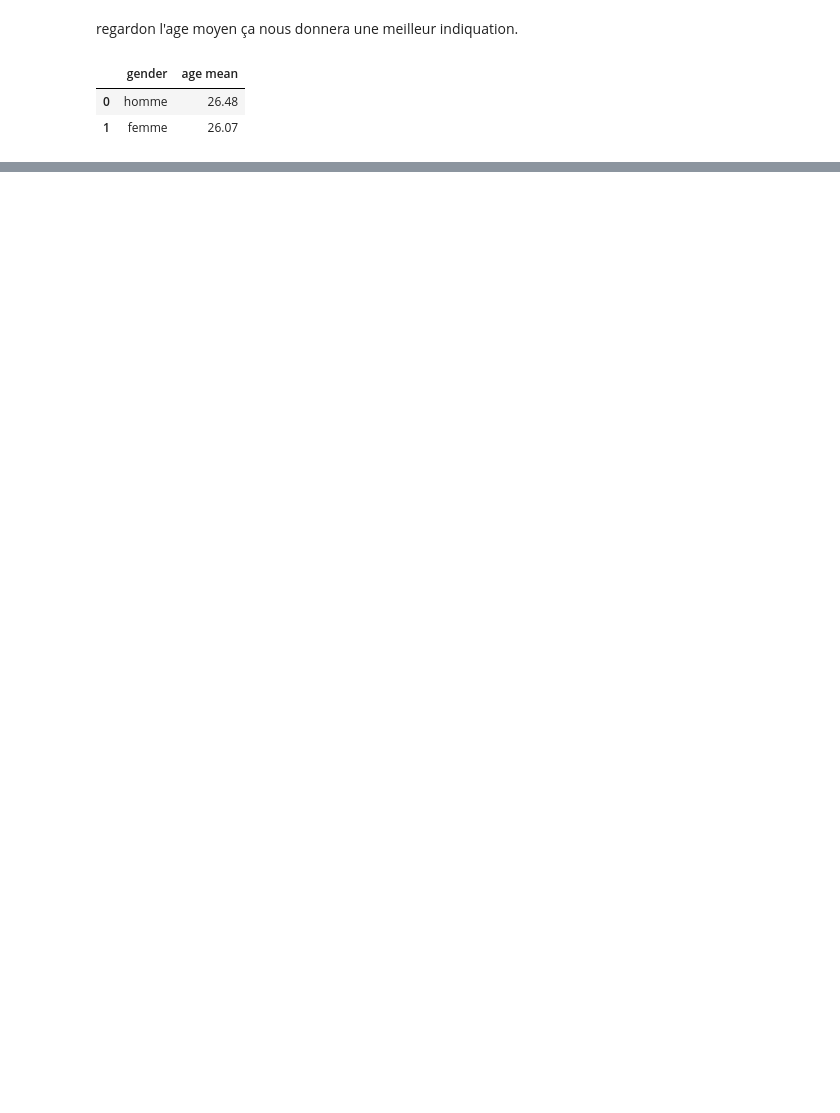
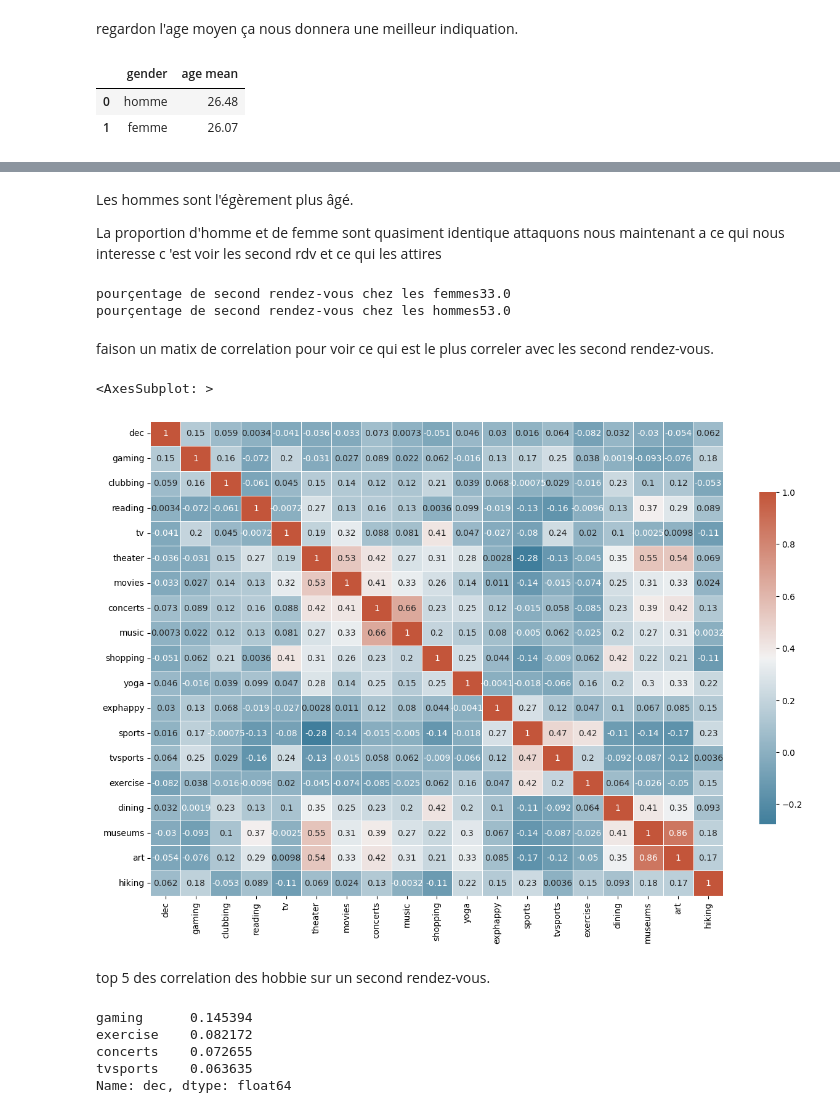
Before and after one commit to philippeJeremy/Bloc-2-Analyse-exploratoire-descriptive-et-inferentielle-de-donnees, a Jupyter notebook: speed_dating.ipynb, the cells around one changed output, grey strips where cells are left out. Saved outputs shown, nothing was run; the diff lists cells and outputs as text; code cells hidden in the pictures; blank space fills up the shorter version.

```diff
--- a/speed_dating.ipynb
+++ b/speed_dating.ipynb
@@ -47,7 +48,7 @@ df.drop_duplicates(subset = ["iid"], inplace=True)
 Maintenant nous allons faire le tri parmis c'est 195 columns, il y en a surment qui ne sont pas pértinente pour faire les analyses que nous avons besoin.
 # %%
 df = df[["iid", "gender", "pid", "match", "int_corr", "samerace", "age_o", "dec_o", "from", "date", "goal", "age", "go_out", "field", "career", "race", "career_c", "sports", "tvsports", "exercise", "dining", "museums", "art", "hiking",\
-                "gaming", "clubbing", "reading", "tv", "theater", "movies", "concerts", "music", "shopping", "yoga", "exphappy", "attr1_1", "sinc1_1", "intel1_1", "fun1_1", "amb1_1", "shar1_1", "attr2_1", "date_3" ]]
+                "gaming", "clubbing", "reading", "tv", "theater", "movies", "concerts", "music", "shopping", "yoga", "exphappy", "attr1_1", "sinc1_1", "intel1_1", "fun1_1", "amb1_1", "shar1_1", "date_3", "dec", "attr", "sinc", "intel", "fun", "amb", "shar"]]
 # %%
 df
 # %% [output]
@@ -159,0 +173,4 @@ Les hommes sont l'égèrement plus âgé.
+# %% [markdown]
+Les hommes sont l'égèrement plus âgé.
+
+La proportion d'homme et de femme sont quasiment identique attaquons nous maintenant a ce qui nous interesse c 'est voir les second rdv et ce qui les attires
@@ -159,0 +180,30 @@ Les hommes sont l'égèrement plus âgé.
+# %%
+print(f"pourçentage de second rendez-vous chez les femmes{df_second_rdv_femme[1]*100}")
+print(f"pourçentage de second rendez-vous chez les hommes{df_second_rdv_homme[1]*100}")
+# %% [output]
+pourçentage de second rendez-vous chez les femmes33.0
+pourçentage de second rendez-vous chez les hommes53.0
+# %% [markdown]
+faison un matix de correlation pour voir ce qui est le plus correler avec les second rendez-vous.
+# %%
+corr_hobbie = df[["dec", "gaming", "clubbing", "reading", "tv", "theater", "movies", "concerts", "music", "shopping", "yoga", "exphappy","sports", "tvsports", "exercise", "dining", "museums", "art", "hiking"]].corr()
+corr_carac = df[["dec", "attr", "sinc", "intel", "fun", "amb", "shar"]].corr()
+corr_attrb = df[["dec", "attr1_1", "sinc1_1", "intel1_1", "fun1_1", "amb1_1", "shar1_1",]].corr()
+# %%
+f, ax = plt.subplots(figsize=(15, 10))
+mask = np.triu(np.ones_like(corr_hobbie, dtype=bool))
+cmap = sns.diverging_palette(230, 20, as_cmap=True)
+sns.heatmap(corr_hobbie, annot=True, cmap=cmap, cbar_kws={"shrink": .7}, linewidths=.5)
+# %% [output]
+<AxesSubplot: >
+[figure, added]
+# %% [markdown]
+top 5 des correlation des hobbie sur un second rendez-vous.
+# %%
+corr_hobbie["dec"].apply(abs).sort_values(ascending=False)[1:5]
+# %% [output]
+gaming      0.145394
+exercise    0.082172
+concerts    0.072655
+tvsports    0.063635
+Name: dec, dtype: float64
```
Also changed, not shown: parts of 14 cells of this notebook.
